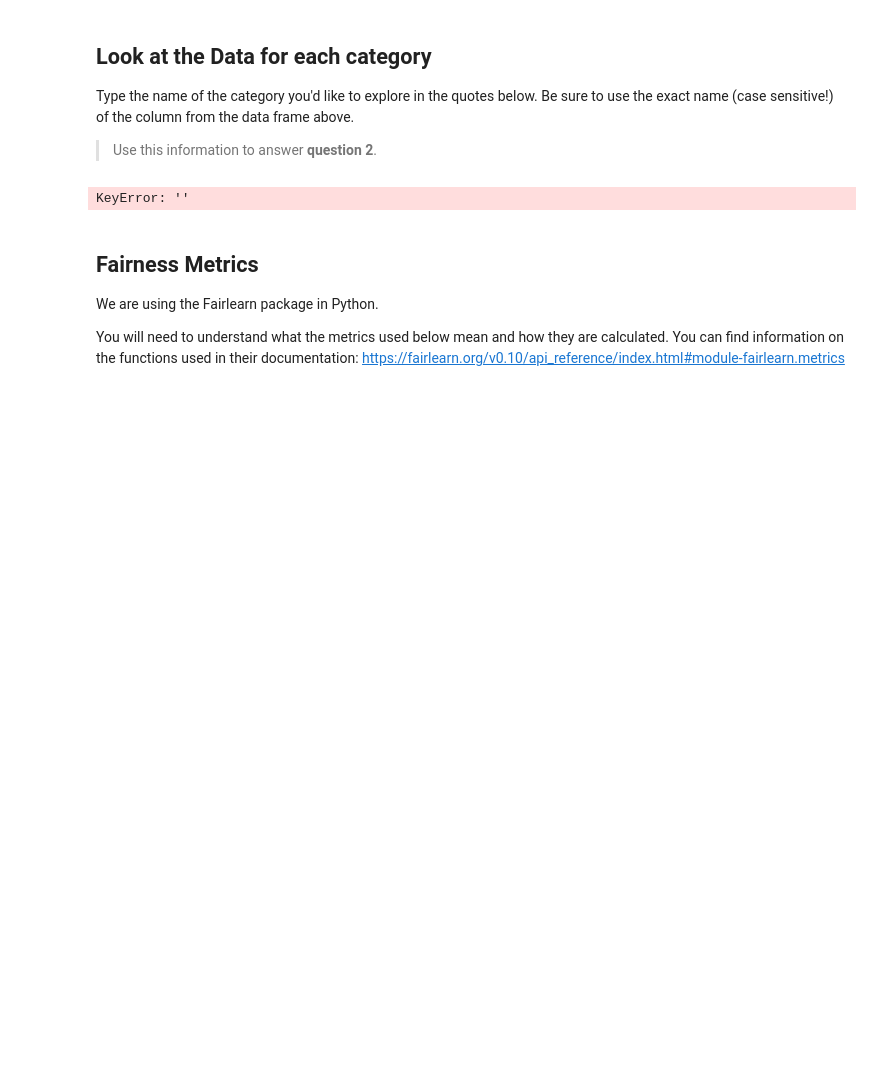
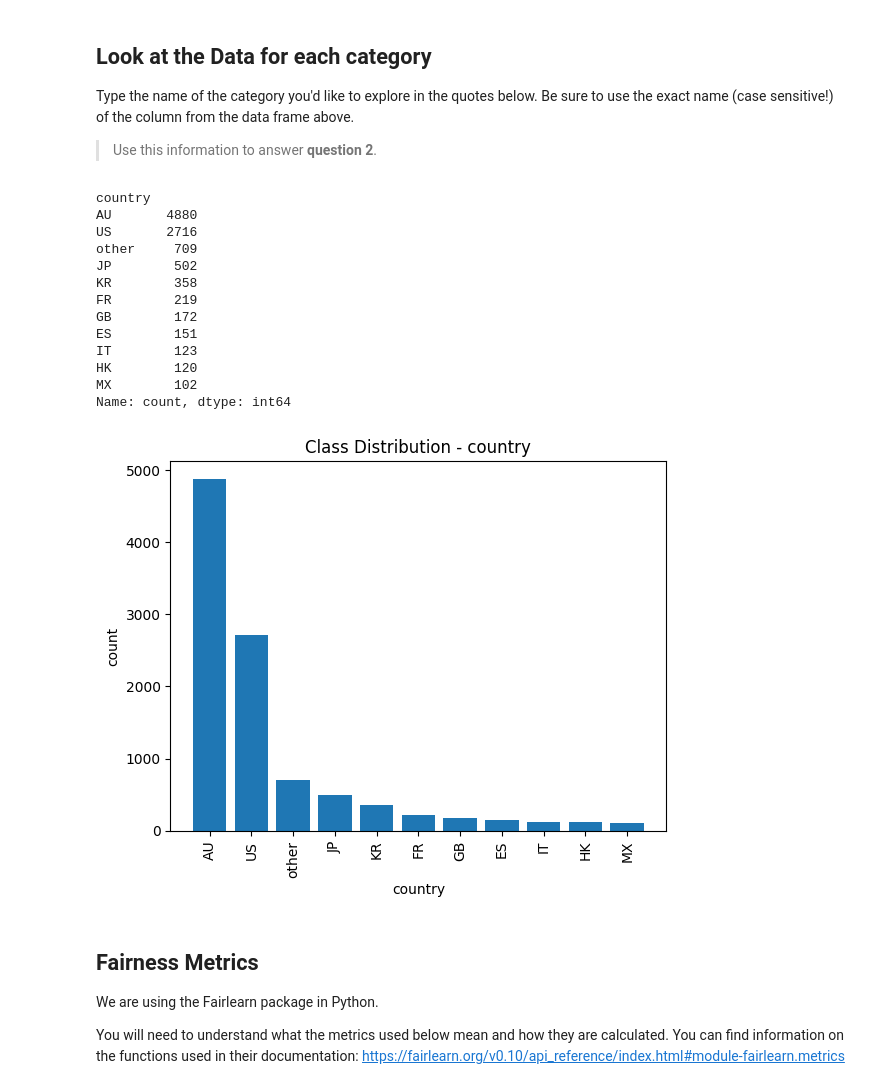
Before and after one commit to mgiln/DS1001-LABS-Projects, a Jupyter notebook: LABS_12_Value.ipynb, the cells around one changed output. Cells and saved outputs as stored; diff of their text form; code cells hidden in the pictures; blank space fills up the shorter version.

```diff
--- a/LABS_12_Value.ipynb
+++ b/LABS_12_Value.ipynb
@@ -116,19 +116,32 @@ Type the name of the category you'd like to explore in the quotes below. Be sure
 
 > Use this information to answer **question 2**.
 # %%
-category = "" # type the category you'd like to explore in the quotes here
+category = "country" # type the category you'd like to explore in the quotes here
 
 print(model_data[category].value_counts()) #print the number of observations in each class
 
 #visualize the difference in class representation
 plt.bar(model_data[category].value_counts().index.values, model_data[category].value_counts().values)
 plt.ylabel('count')
 plt.xlabel(category)
 plt.xticks(rotation=90)
 plt.title(f"Class Distribution - {category}")
 plt.show()
 # %% [output]
-KeyError: ''
+country
+AU       4880
+US       2716
+other     709
+JP        502
+KR        358
+FR        219
+GB        172
+ES        151
+IT        123
+HK        120
+MX        102
+Name: count, dtype: int64
+[figure, added]
 # %% [markdown]
 ## Fairness Metrics
 
```
Also changed, not shown: parts of 9 cells of this notebook, 5 other files.
